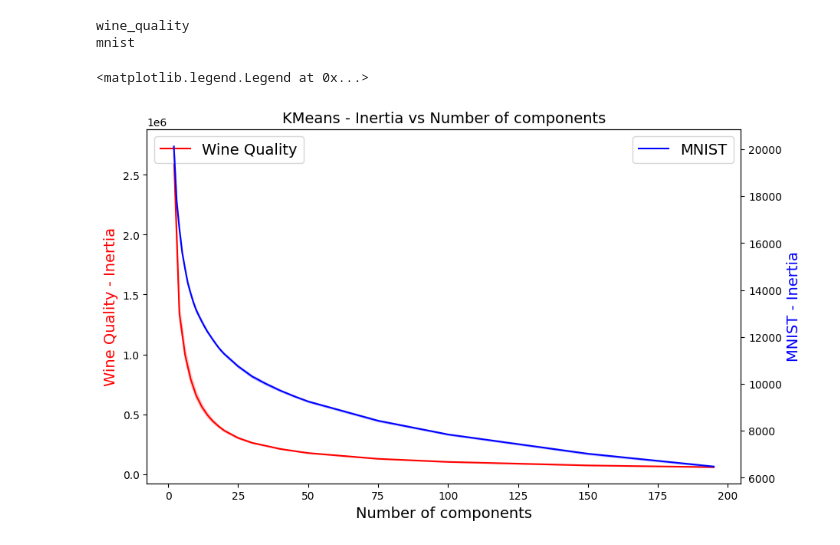
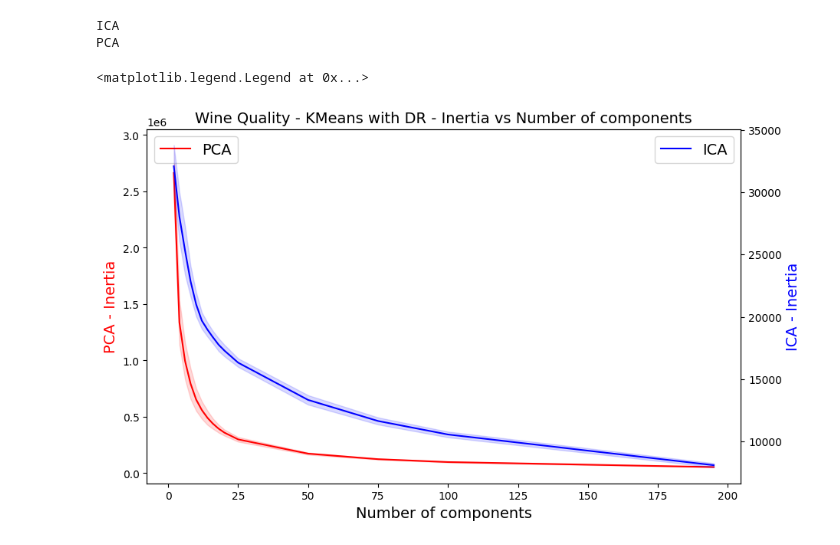
Before and after one commit to steviedale/unsupervised_learning, a Jupyter notebook: step_3_plot_metrics_ICA_vs_PCA.ipynb, the cells around one changed output. Drawn from its saved outputs; the diff is of its cells as text; code cells hidden in the pictures.

```diff
--- a/step_3_plot_metrics_ICA_vs_PCA.ipynb
+++ b/step_3_plot_metrics_ICA_vs_PCA.ipynb
@@ -3,9 +3,10 @@ import matplotlib.pyplot as plt
 import pandas as pd
 import numpy as np
 # %%
-DATASETS = ['mnist', 'wine_quality']
-DATASET_STRS = ['MNIST', 'Wine Quality']
-dataset_to_str = dict(zip(DATASETS, DATASET_STRS))
+DATASET = 'mnist'
+# DATASET = 'wine_quality'
+dataset_to_str = {'mnist': 'MNIST', 'wine_quality': 'Wine Quality'}
+DATASET_STR = dataset_to_str[DATASET]
 
 DIM_RED_METHODS = ['ICA', 'PCA']
 
@@ -20,44 +21,41 @@ metric_str = metric_str.replace('Aic', 'AIC')
 metric_str = metric_str.replace('Bic', 'BIC')
 
 dfs = {}
-for dataset in DATASETS:
-    df = pd.read_csv(f'results/{dataset}/{METHOD}_metrics.csv')
+for dim_red_method in DIM_RED_METHODS:
+    df = pd.read_csv(f'results/step_3/{DATASET}/{METHOD}_{dim_red_method}_metrics.csv')
     df.sort_values(by='num_components', inplace=True)
-    dfs[dataset] = df
+    dfs[dim_red_method] = df
 # %%
-COLORS = {dataset: color for dataset, color in zip(DATASETS, ['blue', 'red'])}
+COLORS = {dataset: color for dataset, color in zip(DIM_RED_METHODS, ['blue', 'red'])}
 # %%
 fig, ax1 = plt.subplots(figsize=(10, 6))
 ax2 = ax1.twinx()
 
-for (dataset, df), ax in zip(reversed(dfs.items()), [ax1, ax2]):
-    print(dataset)
+for (dim_red_method, df), ax in zip(dfs.items(), [ax2, ax1]):
+    print(dim_red_method)
     X = np.array(df['num_components'])
     y = np.array(df[f'{metric}_mean'])
     error = np.array(df[f'{metric}_std'])
-    # mask = X < 50
-    # X = X[mask]
-    # y = y[mask]
-    # error = error[mask]
 
-    ax.plot(X, y, label=dataset_to_str[dataset], color=COLORS[dataset])
+    ax.plot(X, y, label=dim_red_method, color=COLORS[dim_red_method])
+    N = 3
     ax.fill_between(
         X,
-        y-error,
-        y+error,
+        y-error*N,
+        y+error*N,
         alpha=0.15,
-        color=COLORS[dataset])
+        color=COLORS[dim_red_method])
 
 fontsize = 14
 ax1.set_xlabel('Number of components', fontsize=fontsize)
-ax2.set_ylabel(f"{DATASET_STRS[0]} - {metric_str}", color=COLORS[DATASETS[0]], fontsize=fontsize)
-ax1.set_ylabel(f"{DATASET_STRS[1]} - {metric_str}", color=COLORS[DATASETS[1]], fontsize=fontsize)
-plt.title(f'{METHOD} - {metric_str} vs Number of components', fontsize=fontsize)
+ax2.set_ylabel(f"{DIM_RED_METHODS[0]} - {metric_str}", color=COLORS[DIM_RED_METHODS[0]], fontsize=fontsize)
+ax1.set_ylabel(f"{DIM_RED_METHODS[1]} - {metric_str}", color=COLORS[DIM_RED_METHODS[1]], fontsize=fontsize)
+plt.title(f'{DATASET_STR} - {METHOD} with DR - {metric_str} vs Number of components', fontsize=fontsize)
 ax1.legend(loc='upper left', fontsize=fontsize)
 ax2.legend(loc='upper right', fontsize=fontsize)
 # plt.savefig(f'figures/{METHOD}_{metric}.png')
 # %% [output]
-wine_quality
-mnist
+ICA
+PCA
 <matplotlib.legend.Legend at 0x...>
-[figure, old version]
+[figure, new version]
```
Also changed, not shown: 7 other files.
